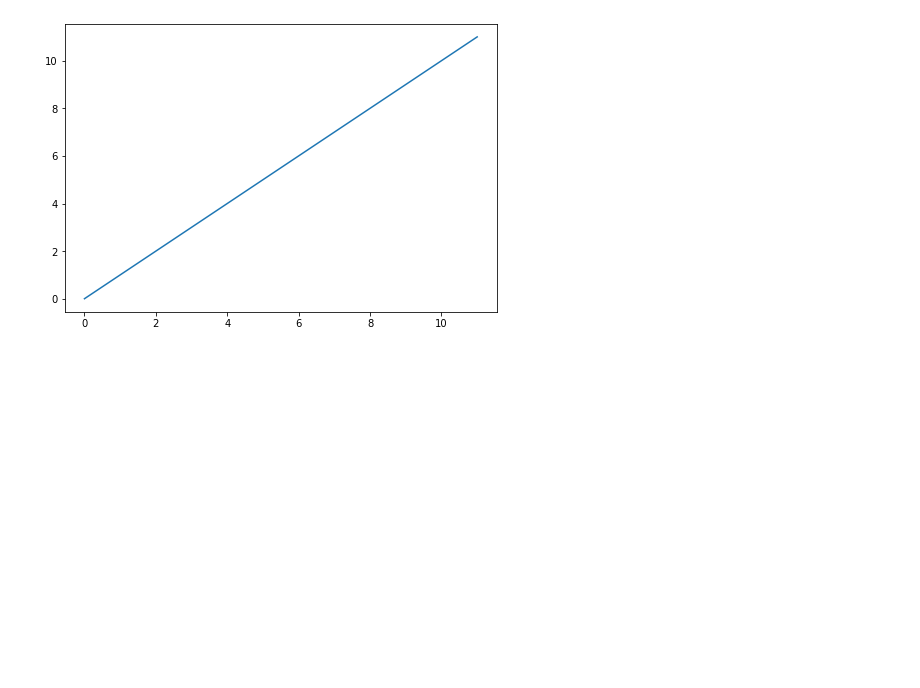
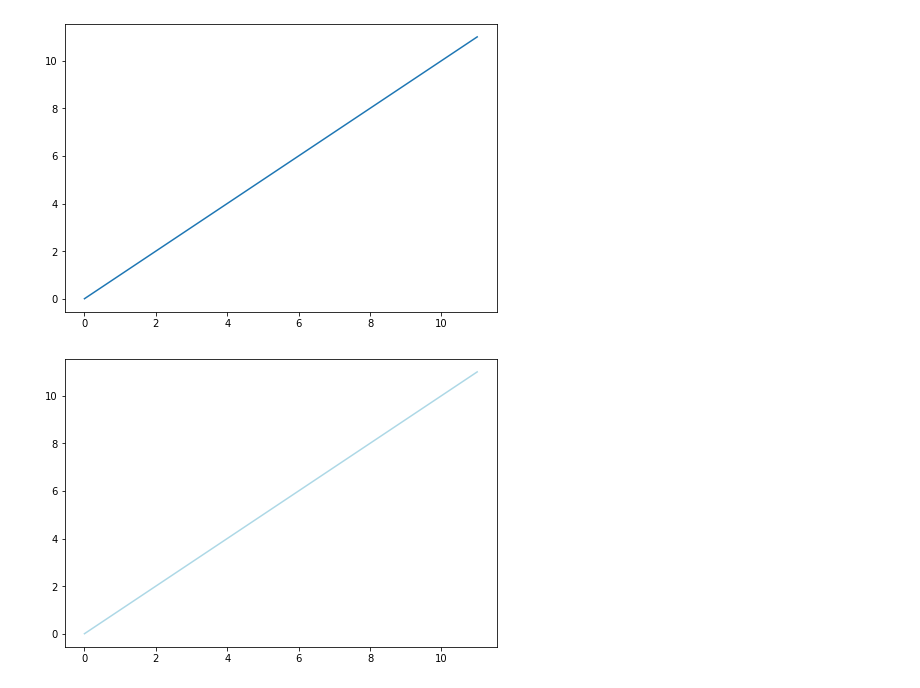
Before and after one commit to Ertugrul-Kurubal/Data-Visualization-With-Python, a Jupyter notebook: Matplotlib Styling Color And Styles Hand On.ipynb, the cells around one changed output. Cells and saved outputs as stored; diff of their text form; code cells hidden in the pictures; blank space fills up the shorter version.

Commit message:
Matplotlib Line Color And Style

```diff
--- a/Matplotlib Styling Color And Styles Hand On.ipynb
+++ b/Matplotlib Styling Color And Styles Hand On.ipynb
@@ -16,3 +16,9 @@ ax = fig.add_axes([0,0,1,1])
 ax.plot(x,x);
 # %% [output]
 [figure]
+# %%
+fig = plt.figure()
+ax = fig.add_axes([0,0,1,1])
+ax.plot(x,x, color="lightblue"); # RGB HEX Code
+# %% [output]
+[figure, added]
```
Also changed, not shown: parts of 5 cells of this notebook.
